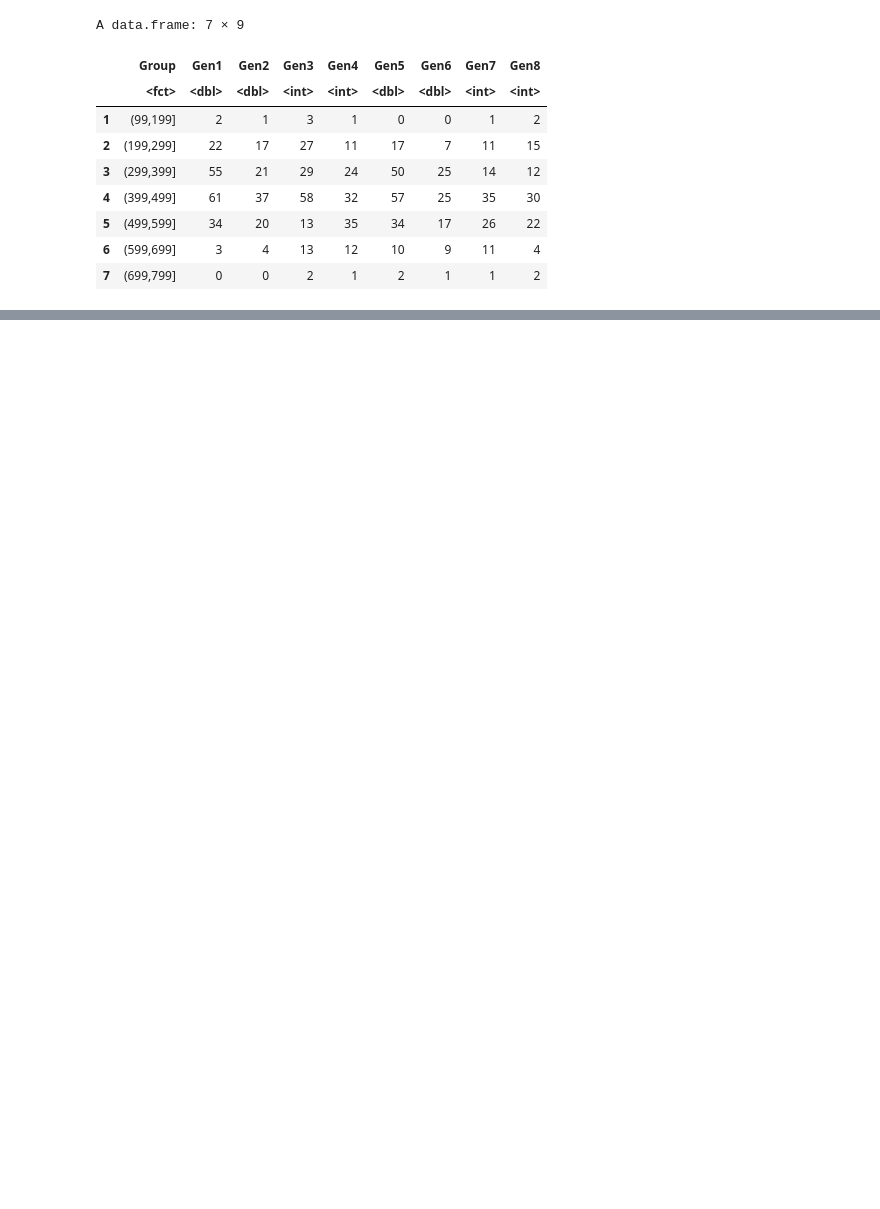
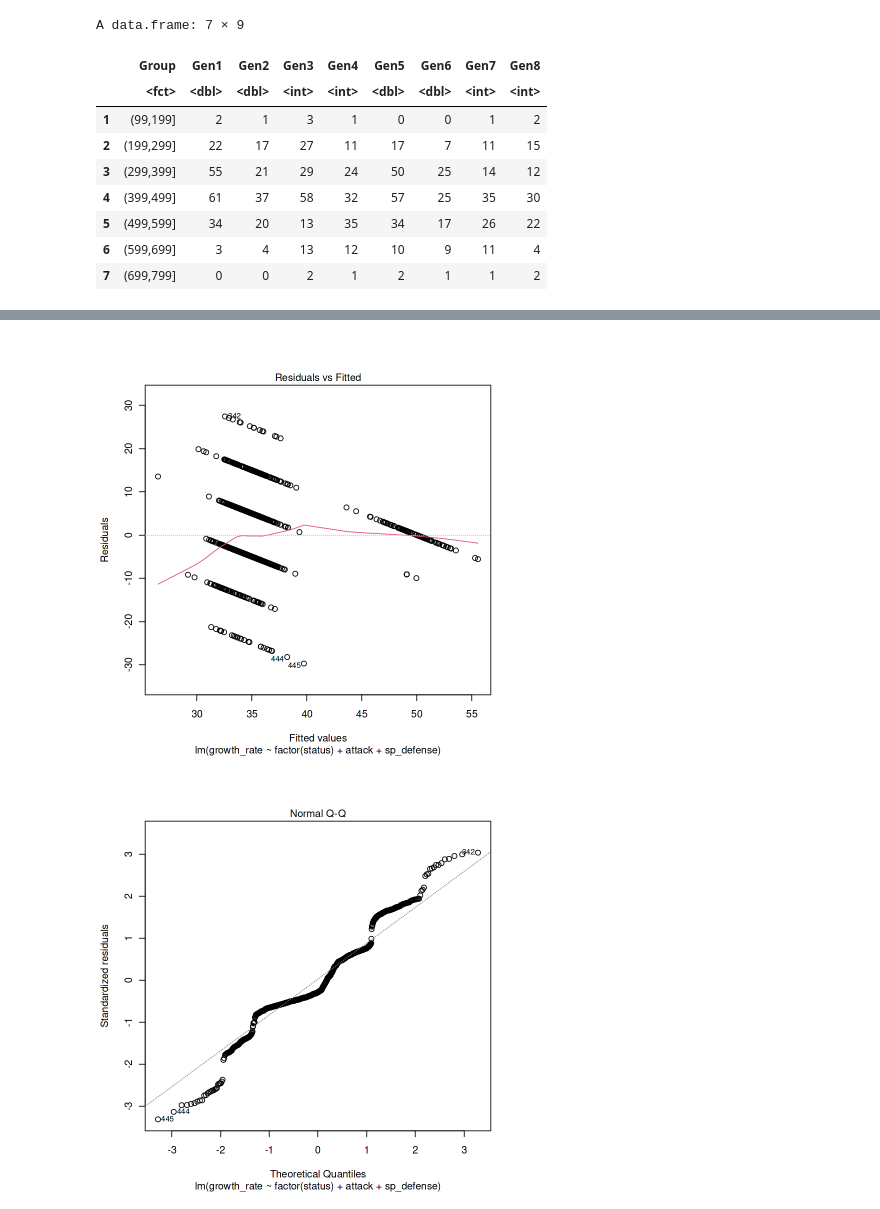
Before and after one commit to stop1one/Analyzing-Pokemon-Championship, a Jupyter notebook: analyzing-pokemon.ipynb, the cells around one changed output, grey strips where cells are left out. Cells and saved outputs as stored; diff of their text form; code cells hidden in the pictures; blank space fills up the shorter version.

```diff
--- a/analyzing-pokemon.ipynb
+++ b/analyzing-pokemon.ipynb
@@ -207,0 +319,3 @@ A data.frame: 7 × 9
+# %%
+model2_gr <- lm(growth_rate ~ factor(status) + attack + sp_defense)
+summary(model2_gr)
@@ -207,0 +342,5 @@ A data.frame: 7 × 9
+# %%
+plot(model2_gr)
+# %% [output]
+[figure, added]
+[figure, added]
```
Also changed, not shown: parts of 25 cells of this notebook.
